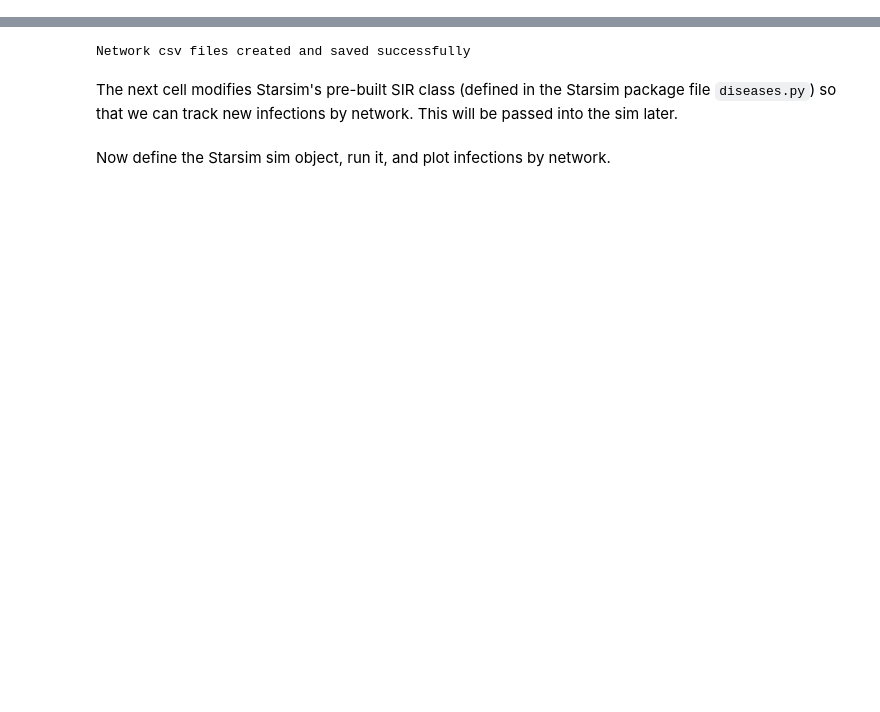
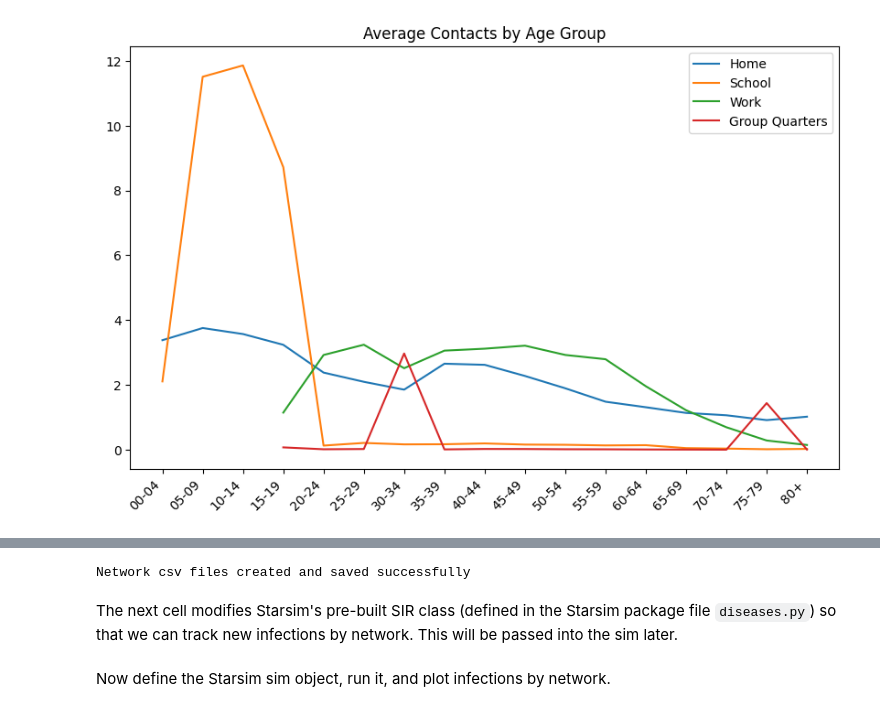
Before and after one commit to GeoPopsHub/sc_spartanburg_measles, a Jupyter notebook: 3_explore_networks.ipynb, the cells around one changed output, grey strips where cells are left out. Cells and saved outputs as stored; diff of their text form; code cells hidden in the pictures; blank space fills up the shorter version.

```diff
--- a/3_explore_networks.ipynb
+++ b/3_explore_networks.ipynb
@@ -84,0 +88,51 @@ Section 1.7.2 of `1_run_geopops.ipynb` explains how each network is generated. F
+# %%
+people_all = pd.read_csv('data/pop_export/people_all.csv')
+people_all['uid'] = people_all.index
+people_all['agegroup'] = people_all['age'].apply(lambda x: '00-04' if x < 5 else '05-09' if x < 10 else '10-14' if x < 15 else '15-19' if x < 20 else '20-24' if x < 25 else '25-29' if x < 30 else '30-34' if x < 35 else '35-39' if x < 40 else '40-44' if x < 45 else '45-49' if x < 50 else '50-54' if x < 55 else '55-59' if x < 60 else '60-64' if x < 65 else '65-69' if x < 70 else '70-74' if x < 75 else '75-79' if x < 80 else '80+')
+people_all = people_all.loc[~people_all['age'].isnull()]
+
+uid_agegroup = people_all[['uid','agegroup']].drop_duplicates()
+uid_agegroup = uid_agegroup.loc[~uid_agegroup['agegroup'].isnull()]
+uid_agegroup['n_people'] = 1
+
+n_agegroup = uid_agegroup.groupby('agegroup')['n_people'].sum().reset_index()
+
+def avg_contacts(n):
+    net = pd.read_csv(f'data/pop_export/starsim/net_{n}.csv').drop(columns=['Unnamed: 0'])
+    net = net.drop(columns=['edge_weight'])
+
+    # edgelist has columns 'p1' and 'p2'
+    all_people = pd.concat([net['p1'], net['p2']])
+
+    contact_counts = (
+        all_people
+        .value_counts()              # counts appearances as p1 or p2
+        .rename('n_contacts')        # name the count column
+        .reset_index()
+        .rename(columns={'index': 'uid'})
+    )
+
+    contact_counts = contact_counts.merge(uid_agegroup,how='left',on='uid')
+    contact_counts = contact_counts.loc[~contact_counts['agegroup'].isnull()]
+
+    avg_contacts = contact_counts.groupby('agegroup')['n_contacts'].sum().reset_index()
+    avg_contacts = avg_contacts.merge(n_agegroup,how='left',on='agegroup')
+    avg_contacts['avg_contacts'] = avg_contacts['n_contacts']/avg_contacts['n_people']
+    return avg_contacts
+
+home = avg_contacts('h')
+school = avg_contacts('s')
+work = avg_contacts('w')
+gq = avg_contacts('g')
+
+plt.figure(figsize=(10, 6))
+plt.title('Average Contacts by Age Group')
+plt.plot(home['agegroup'], home['avg_contacts'], label='Home')
+plt.plot(school['agegroup'], school['avg_contacts'], label='School')
+plt.plot(work['agegroup'], work['avg_contacts'], label='Work')
+plt.plot(gq['agegroup'], gq['avg_contacts'], label='Group Quarters')
+plt.xticks(rotation=45, ha='right')
+plt.legend()
+plt.show()
+# %% [output]
+[figure, added]
```
Also changed, not shown: parts of 16 cells of this notebook, 2 other files.
